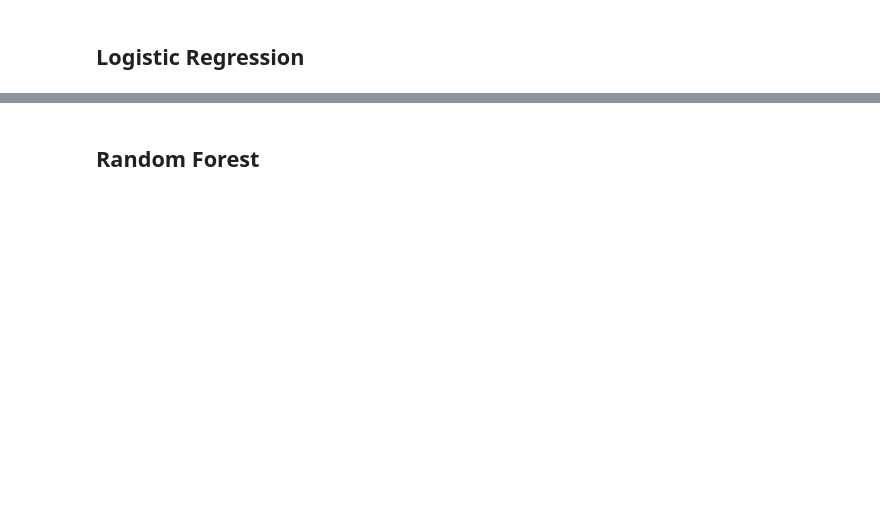
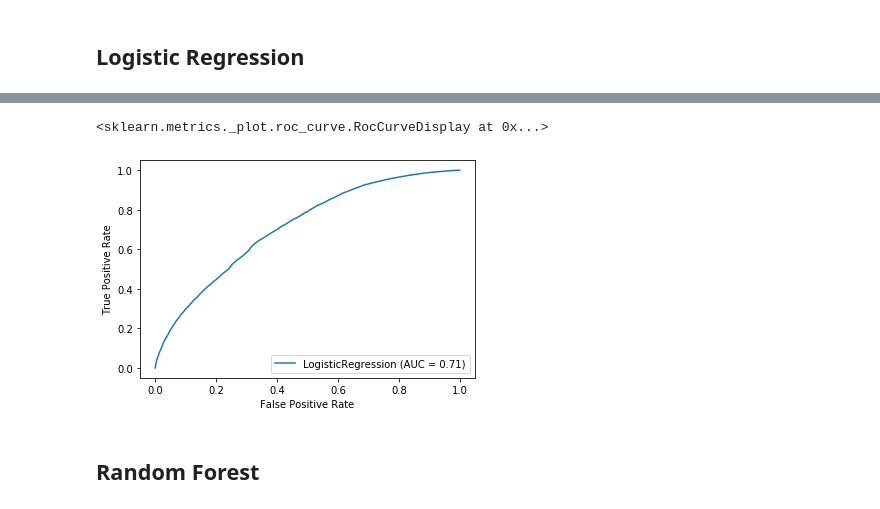
Before and after one commit to YOOJEONGHWANG/DontBuyJustAdoptProject, a Jupyter notebook: model_code.ipynb, the cells around one changed output, grey strips where cells are left out. Drawn from its saved outputs; the diff is of its cells as text; code cells hidden in the pictures; blank space fills up the shorter version.

```diff
--- a/model_code.ipynb
+++ b/model_code.ipynb
@@ -54,3 +128,6 @@ for i in bb.columns:
+# %%
+y = datas['status']
+x = datas.drop('status', axis=1)
 # %% [markdown]
 ## preprocessing
 
@@ -58,8 +135,5 @@ y : adopt=1, others=0
 # %%
 from sklearn.linear_model import LogisticRegression
 from sklearn.model_selection import train_test_split
-# %%
-y = bb['status']
-x = bb.drop('status', axis=1)
 # %%
 x.shape, y.shape
@@ -78,4 +171,4 @@ x_1 = pd.get_dummies(x,columns=['color', 'species', 'sex','neuteryn','outer_heal
 # %%
-xtrain,xtest,ytrain,ytest = train_test_split(x_1,y, test_size=0.3)
+xtrain,xtest,ytrain,ytest = train_test_split(x,y, test_size=0.3)
 # %%
 xtrain.shape, ytrain.shape, xtest.shape, ytest.shape
@@ -89,2 +195,2 @@ gscv = GridSearchCV(logis, param_grid=grid_values, return_train_score=True)
 # %%
-gscv.fit(xtrain, ytrain)
+logis.fit(xtrain,ytrain)
@@ -103,5 +227,8 @@ accuracy_score(ytest,prediction)
 # %%
-metrics.plot_roc_curve(logis1,xtest, ytest)
+metrics.plot_roc_curve(logis,xtest, ytest)
+# %% [output]
+<sklearn.metrics._plot.roc_curve.RocCurveDisplay at 0x...>
+[figure, added]
 # %% [markdown]
 ## Random Forest
 # %%
```
Also changed, not shown: parts of 55 cells of this notebook, 1 other file.
